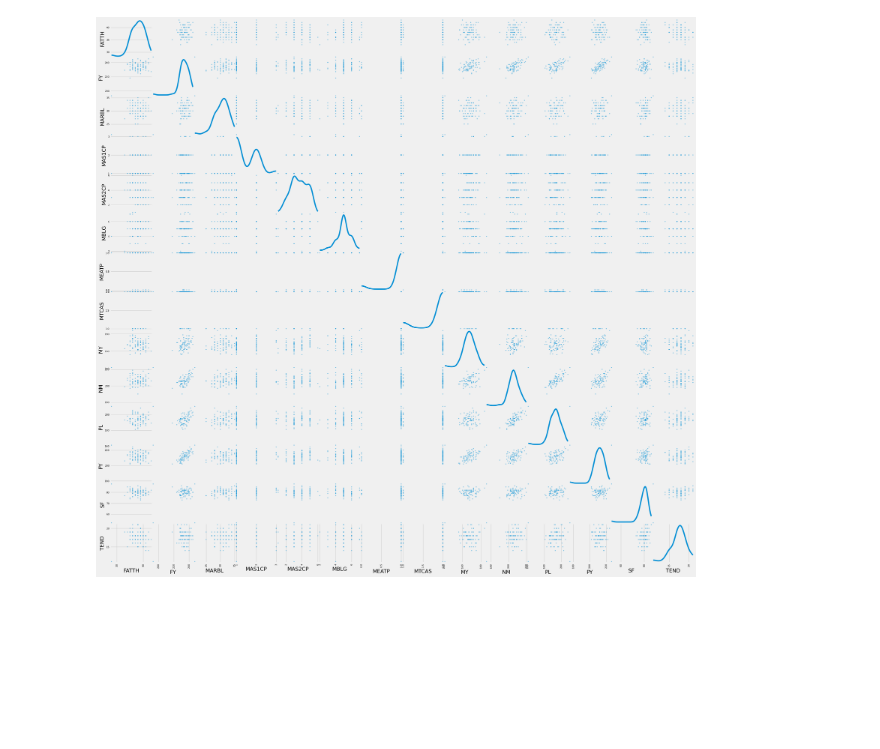
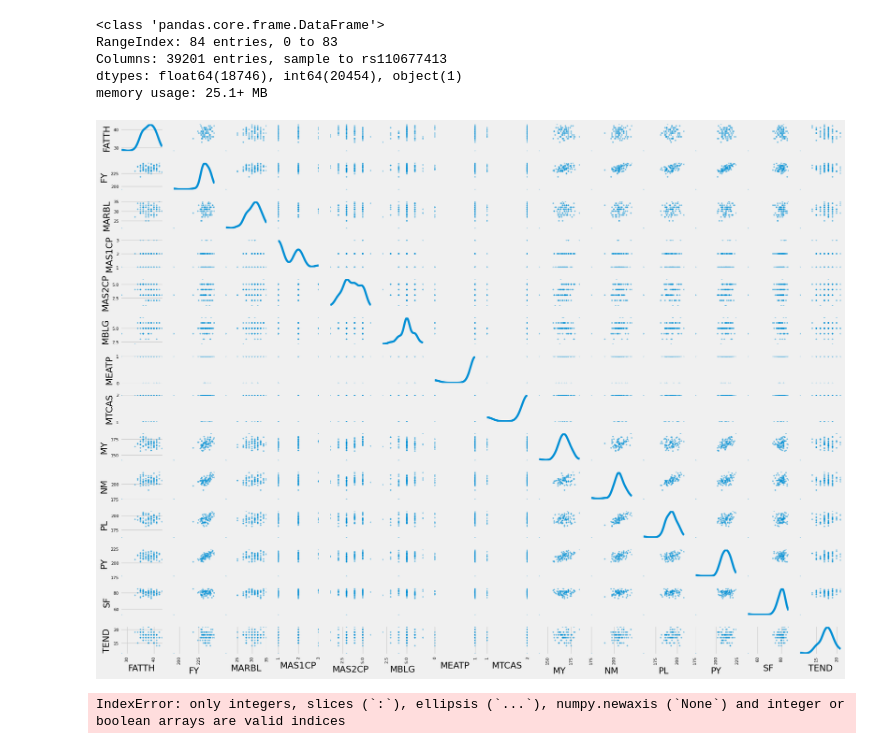
Before and after one commit to LuisFuentes05/biotecgenGH, a Jupyter notebook: machineAsoCebu.ipynb, the cells around one changed output. Saved outputs shown, nothing was run; the diff lists cells and outputs as text; code cells hidden in the pictures; blank space fills up the shorter version.

```diff
--- a/machineAsoCebu.ipynb
+++ b/machineAsoCebu.ipynb
@@ -6,8 +6,10 @@ import numpy as np
 import matplotlib.pyplot as plt
 import seaborn as sns
 # %%
-file = pd.read_csv('/Users/luisfuentes/Desktop/biotecgen/associationCountAsoCebu.txt', sep='\t', header=0)
-score = file["Score"]
-file.drop(columns=["Score",	"Unnamed: 16",	"Unnamed: 17"], inplace=True)
-file.fillna(0, inplace=True)
-score.fillna(0, inplace=True)
+file = pd.read_csv('/Users/luisfuentes/Desktop/biotecgen/genotypedAsoCebu.txt', sep='\t', header=1)
+# score = file["Score"]
+# file.drop(columns=["Score"], inplace=True)
+# file.fillna(0, inplace=True)
+# score.fillna(0, inplace=True)
+file.rename(columns={"markers": "sample"}, inplace=True)
+file
@@ -128,5 +149,6 @@ plt.show()
 # %%
 # PCA
 # %%
-X = file.iloc[:, 1:15].values
+file.fillna(3, inplace=True)
+X = file.iloc[:, 1:].values
 Y = file.iloc[:, 0].values
@@ -261,9 +279,23 @@ plt.show()
 # %%
 # multivariate analysis
+# %%
+file.info()
+# %% [output]
+<class 'pandas.core.frame.DataFrame'>
+RangeIndex: 84 entries, 0 to 83
+Columns: 39201 entries, sample to rs110677413
+dtypes: float64(18746), int64(20454), object(1)
+memory usage: 25.1+ MB
 # %%
 import pandas as pd2
 # %%
-pd2.plotting.scatter_matrix(file.loc[:,"FATTH":"TEND"], figsize=(30, 30), diagonal='kde')
+pd2.plotting.scatter_matrix(file.loc[:,"FATTH":"TEND"], diagonal='kde', figsize=(20,15))
+plt.tight_layout()
 plt.show()
 # %% [output]
-[figure, old version]
+[figure, new version]
+# %%
+for i in file.columns[1:]:
+    sns.lmplot(x="Sample", y=file.columns[i], data=file, hue="Sample", fit_reg=False)
+# %% [output]
+IndexError: only integers, slices (`:`), ellipsis (`...`), numpy.newaxis (`None`) and integer or boolean arrays are valid indices
```
Also changed, not shown: parts of 31 cells of this notebook, 1 other file.
